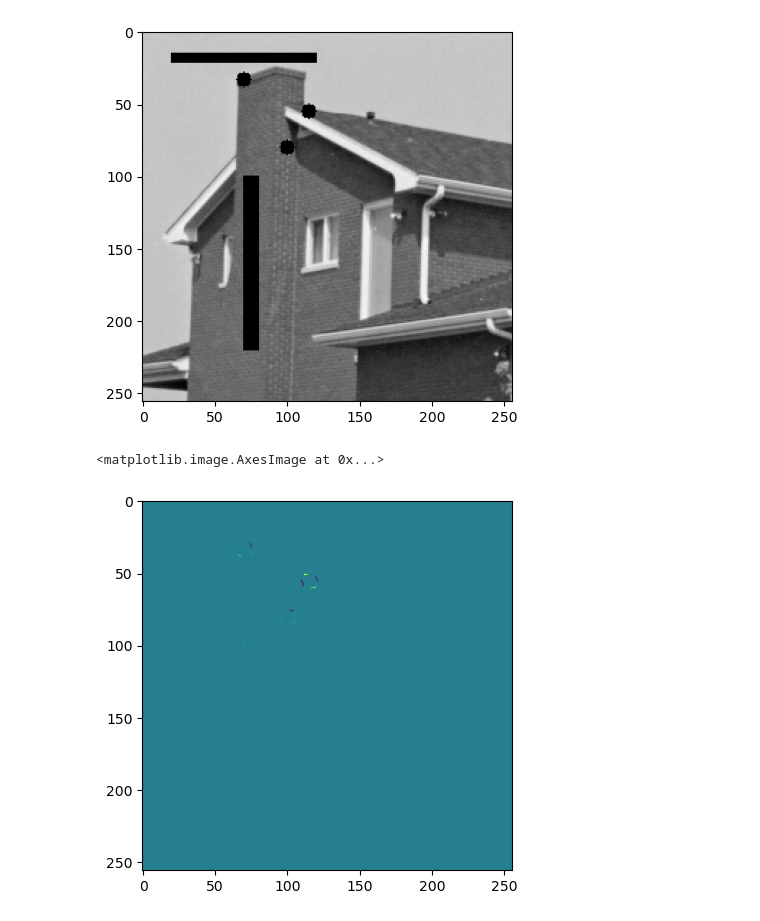
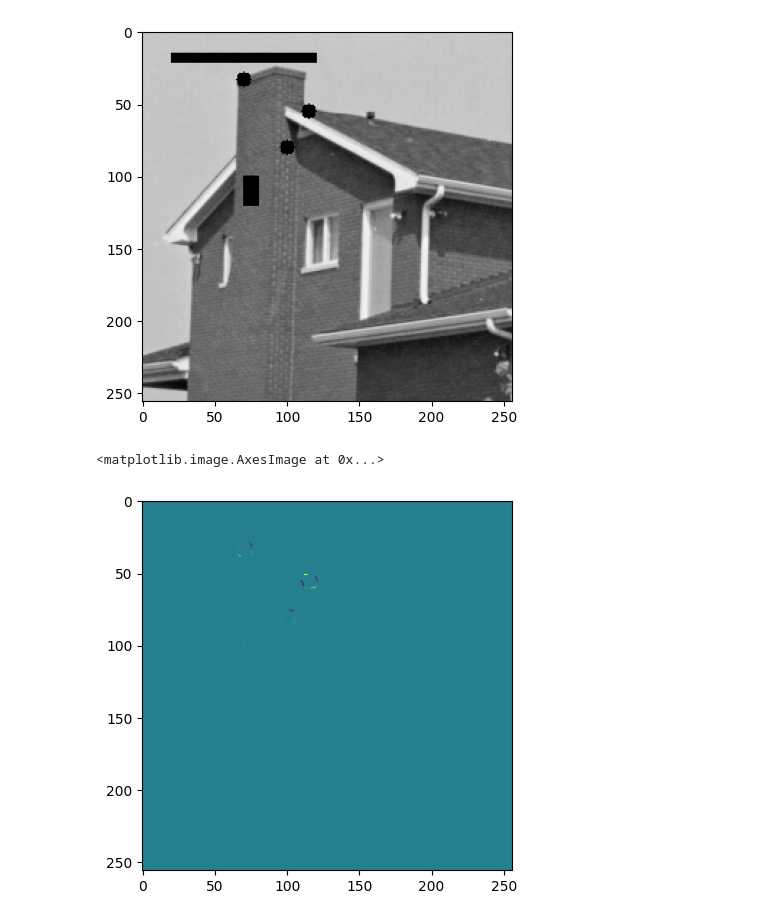
Before and after one commit to clementgilli/inpainting, a Jupyter notebook: worksheet.ipynb, the cells around one changed output. Cells and saved outputs as stored; diff of their text form; code cells hidden in the pictures.

```diff
--- a/worksheet.ipynb
+++ b/worksheet.ipynb
@@ -3,17 +3,17 @@ from patchedimage import PatchedImage
 from utilities import *
 # %%
 imgp = PatchedImage("images/maison.tif",6)
-masque = masque_carre((15,20),(21,120),imgp.img.shape)+masque_circulaire((33,70),5,imgp.img.shape)+masque_circulaire((55,115),5,imgp.img.shape)+masque_circulaire((80,100),5,imgp.img.shape)+masque_carre((100,70),(220,80),imgp.img.shape)
+masque = masque_carre((15,20),(21,120),imgp.img.shape)+masque_circulaire((33,70),5,imgp.img.shape)+masque_circulaire((55,115),5,imgp.img.shape)+masque_circulaire((80,100),5,imgp.img.shape)+masque_carre((100,70),(120,80),imgp.img.shape)
 imgp.set_masque(masque,leaf_size=128)#+masque_circulaire((20,50),15,imgp.img.shape))
 imgp.set_priorities()
 imgp.show_img()
 # %% [output]
-[figure, old version]
+[figure, new version]
 # %%
 plt.imshow(imgp.priority)
 # %% [output]
 <matplotlib.image.AxesImage at 0x...>
-[figure, old version]
+[figure, new version]
 # %%
 for i in range(100):
     try:
```
Also changed, not shown: parts of 1 cell of this notebook, 2 other files.
